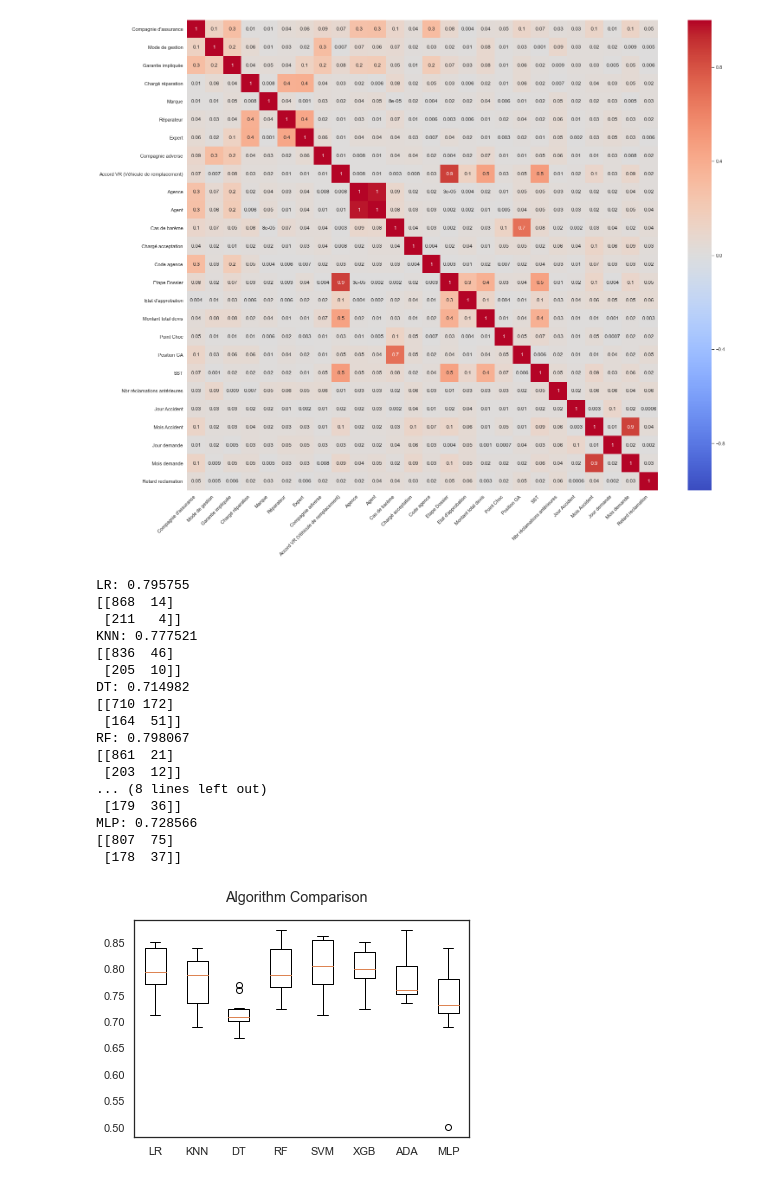
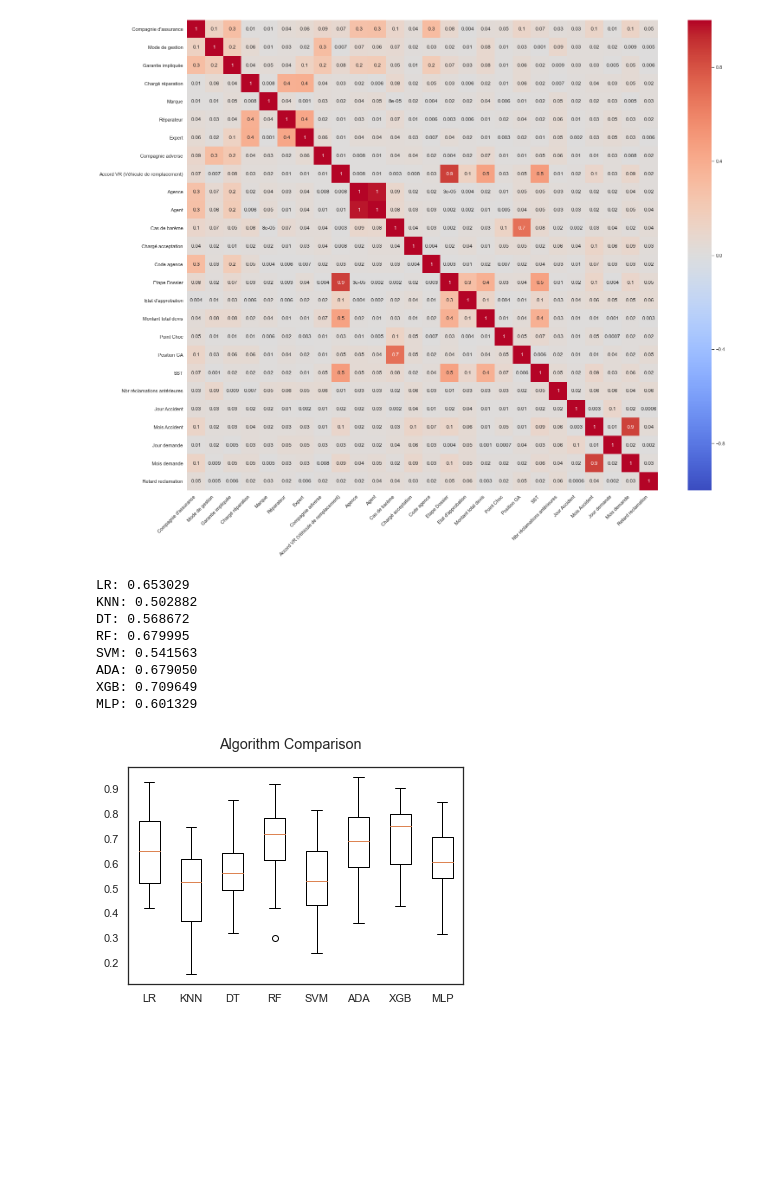
Before and after one commit to gharbi-wissal/PEC-fraud-detection, a Jupyter notebook: modeling/PEC modelisation-comparaison-algorithme.ipynb, the cells around one changed output. Drawn from its saved outputs; the diff is of its cells as text; code cells hidden in the pictures; blank space fills up the shorter version.

```diff
--- a/modeling/PEC modelisation-comparaison-algorithme.ipynb
+++ b/modeling/PEC modelisation-comparaison-algorithme.ipynb
@@ -186,7 +186,7 @@ from sklearn.neural_network import MLPClassifier
 from sklearn.model_selection import cross_val_predict
 from sklearn.metrics import confusion_matrix
 # prepare configuration for cross validation test harness
-kfold = model_selection.KFold(n_splits=10, random_state=7)
+kfold = model_selection.KFold(n_splits=30, random_state=7)
 
 # prepare models
 models = []
@@ -195,49 +195,40 @@ models.append(('KNN', KNeighborsClassifier()))
 models.append(('DT', DecisionTreeClassifier()))
 models.append(('RF', RandomForestClassifier()))
 models.append(('SVM', SVC(probability=True)))
+models.append(('ADA', AdaBoostClassifier()))
 models.append(('XGB', XGBClassifier()))
-models.append(('ADA', AdaBoostClassifier()))
 models.append(('MLP', MLPClassifier()))
 # %%
 results = []
 names = []
-scoring = 'accuracy'
+scoring = 'roc_auc_ovo'
 for name, model in models:
     cv_results = model_selection.cross_val_score(model, X_train, y_train, cv=kfold, scoring=scoring)
 #     model.fit(X_train, y_train)
 #     y_pred = model.predict(X_test)
 #     cv_results = accuracy_score(y_test, y_pred)
     results.append(cv_results)
-    y_pred = cross_val_predict(model, X, y, cv=10)
-    conf_mat = confusion_matrix(y, y_pred)
+    y_pred = cross_val_predict(model, X, y, cv=kfold)
+#     conf_mat = confusion_matrix(y, y_pred)
     names.append(name)
     msg = "%s: %f" % (name, cv_results.mean())
     print(msg)
-    print(conf_mat)
+#     print(conf_mat)
 # boxplot algorithm comparison
 fig = plt.figure()
 fig.suptitle('Algorithm Comparison')
 ax = fig.add_subplot(111)
 plt.boxplot(results)
 ax.set_xticklabels(names)
 plt.savefig('figure_EDA/algo_comp_accuracy.png',dpi=400,bbox_inches='tight')
 plt.show()
 # %% [output]
-LR: 0.795755
-[[868  14]
- [211   4]]
-KNN: 0.777521
-[[836  46]
- [205  10]]
-DT: 0.714982
-[[710 172]
- [164  51]]
-RF: 0.798067
-[[861  21]
- [203  12]]
-... (8 lines left out)
- [179  36]]
-MLP: 0.728566
-[[807  75]
- [178  37]]
+LR: 0.653029
+KNN: 0.502882
+DT: 0.568672
+RF: 0.679995
+SVM: 0.541563
+ADA: 0.679050
+XGB: 0.709649
+MLP: 0.601329
-[figure, old version]
+[figure, new version]
```
Also changed, not shown: parts of 4 cells of this notebook, 16 other files.
